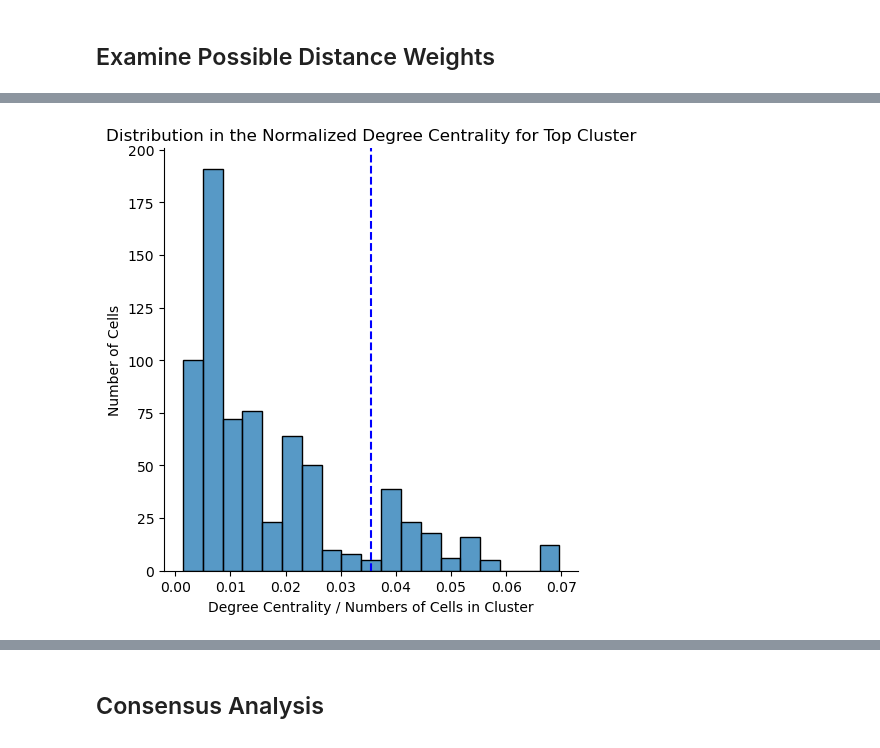
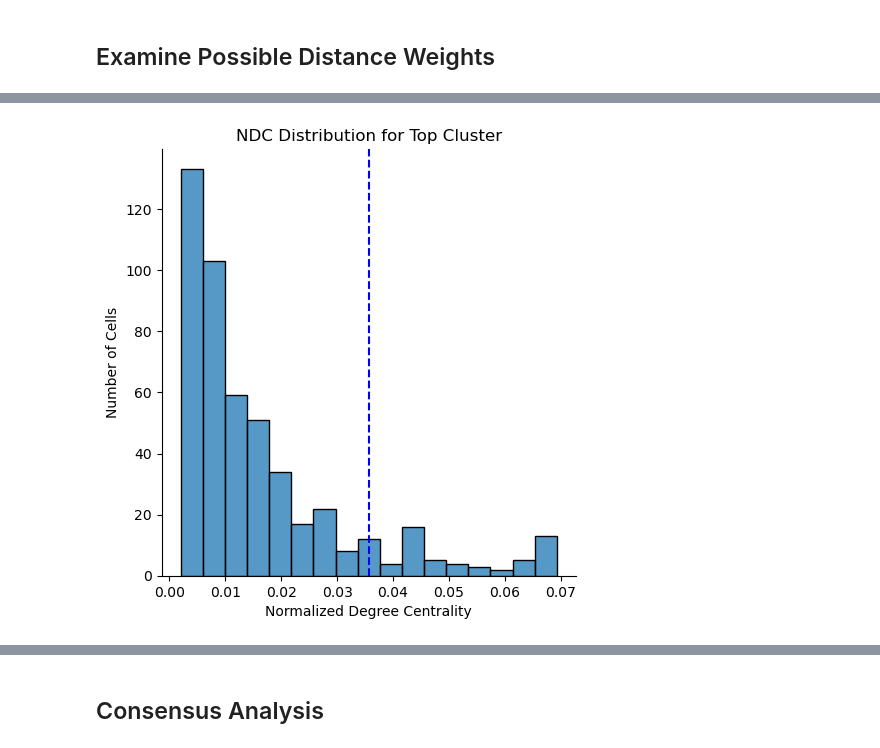
Before and after one commit to wkwong-henlix/10X_bcr_sequence_analysis, a Jupyter notebook: ILT4/set1_10062022/set1.ipynb, the cells around one changed output, grey strips where cells are left out. Cells and saved outputs as stored; diff of their text form; code cells hidden in the pictures.

Commit message:
redid analysis with additiona heavy only cells added in

```diff
--- a/ILT4/set1_10062022/set1.ipynb
+++ b/ILT4/set1_10062022/set1.ipynb
@@ -132,0 +131,9 @@ chains
+# %%
+barcode_cells_for_analysis = barcode_counts[barcode_counts['is_cell'] < 3]['barcode']
+
+chains = config[config['barcode'].isin(barcode_cells_for_analysis)]
+chains = chains[chains['chain'] == 'IGH']
+
+chains = chains[['barcode', 'cdr3']].rename(columns={'cdr3': 'h_cdr3'})
+
+chains
@@ -201,10 +222,10 @@ meta_mtx = h_cdr3_mtx
 # Identify the cutoff point on whether there should be an edge between two nodes
 # Based on https://www.frontiersin.org/articles/10.3389/fimmu.2018.00224/full#h3,
 # the standard is one amino acid difference
-cutoff_point = 1
+cutoff_point = 2
 
 # Generate binary boolean distance matrix
-boolean_filter = meta_mtx <= cutoff_point
+boolean_filter = meta_mtx < cutoff_point
 boolean_filter = boolean_filter.astype(int)
 
 G = nx.Graph()
@@ -257,7 +278,7 @@ degree_centrality['degree_centrality_norm'] = np.round(degree_centrality['degree
 degree_centrality = degree_centrality.rename(columns={"degree_centrality_norm": "Number of Edges"})
 
 # Add sequence data
-degree_centrality = pd.concat([degree_centrality, chains[['barcode', 'h_cdr3']]], axis=1)
+degree_centrality = pd.concat([degree_centrality, chains.reset_index(drop=True)], axis=1)
 
 # Label the cells in the top clusters
 def find_cluster(cell_num):
@@ -286,6 +307,7 @@ degree_centrality
 # %%
 top_cluster = degree_centrality[degree_centrality['top_clusters'] == 1]
 top_cluster['degree_centrality_norm'] = top_cluster['Number of Edges']/top_cluster.shape[0]
+top_cluster = top_cluster.sort_values('degree_centrality_norm', ascending=False)
 top_cluster
 # %% [output]
 A value is trying to be set on a copy of a slice from a DataFrame.
@@ -308,15 +330,15 @@ See the caveats in the documentation: https://pandas.pydata.org/pandas-docs/stab
 # %%
 sns.displot(data=top_cluster, x='degree_centrality_norm')
 
-plt.title("Distribution in the Normalized Degree Centrality for Top Cluster")
-plt.xlabel("Degree Centrality / Numbers of Cells in Cluster")
+plt.title("NDC Distribution for Top Cluster")
+plt.xlabel("Normalized Degree Centrality")
 plt.ylabel("Number of Cells")
 
 midrange = (np.max(top_cluster['degree_centrality_norm']) + np.min(top_cluster['degree_centrality_norm']))/2
 
 plt.axvline(midrange, color='blue', linestyle='--');
 # %% [output]
-[figure, old version]
+[figure, new version]
 # %%
 second_cluster = degree_centrality[degree_centrality['top_clusters'] == 2]
 second_cluster['degree_centrality_norm'] = second_cluster['Number of Edges']/second_cluster.shape[0]
```
Also changed, not shown: parts of 44 cells of this notebook, 1 other file.
